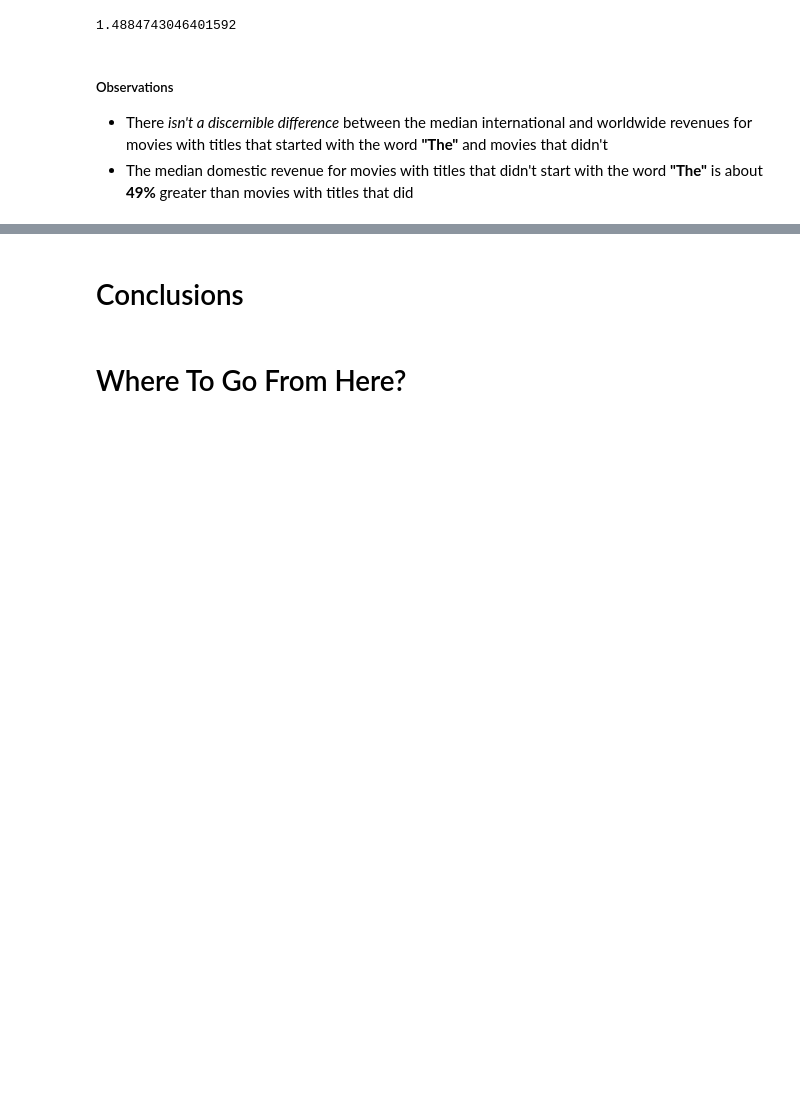
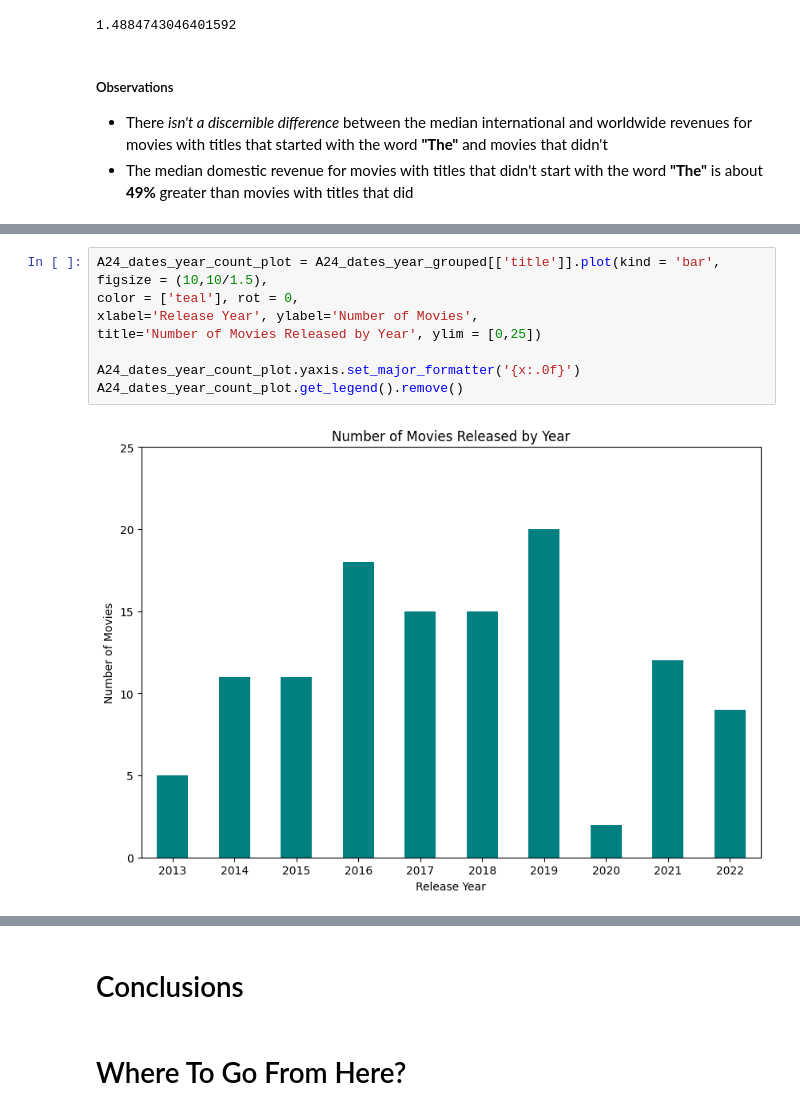
Before and after one commit to AlexPMorton/A24-Movies-EDA, a Jupyter notebook: A24_EDA.ipynb, the cells around one changed output, grey strips where cells are left out. Cells and saved outputs as stored; diff of their text form; blank space fills up the shorter version.

Commit message:
Finished release date analysis

```diff
--- a/A24_EDA.ipynb
+++ b/A24_EDA.ipynb
@@ -480,3 +474,13 @@ A24_dates_year_grouped[['title']]
 | 2020 | 2 |
 | 2021 | 12 |
 | 2022 | 9 |
+# %%
+A24_dates_year_count_plot = A24_dates_year_grouped[['title']].plot(kind = 'bar', figsize = (10,10/1.5),
+color = ['teal'], rot = 0,
+xlabel='Release Year', ylabel='Number of Movies',
+title='Number of Movies Released by Year', ylim = [0,25])
+
+A24_dates_year_count_plot.yaxis.set_major_formatter('{x:.0f}')
+A24_dates_year_count_plot.get_legend().remove()
+# %% [output]
+[figure, added]
```
Also changed, not shown: parts of 14 cells of this notebook.
